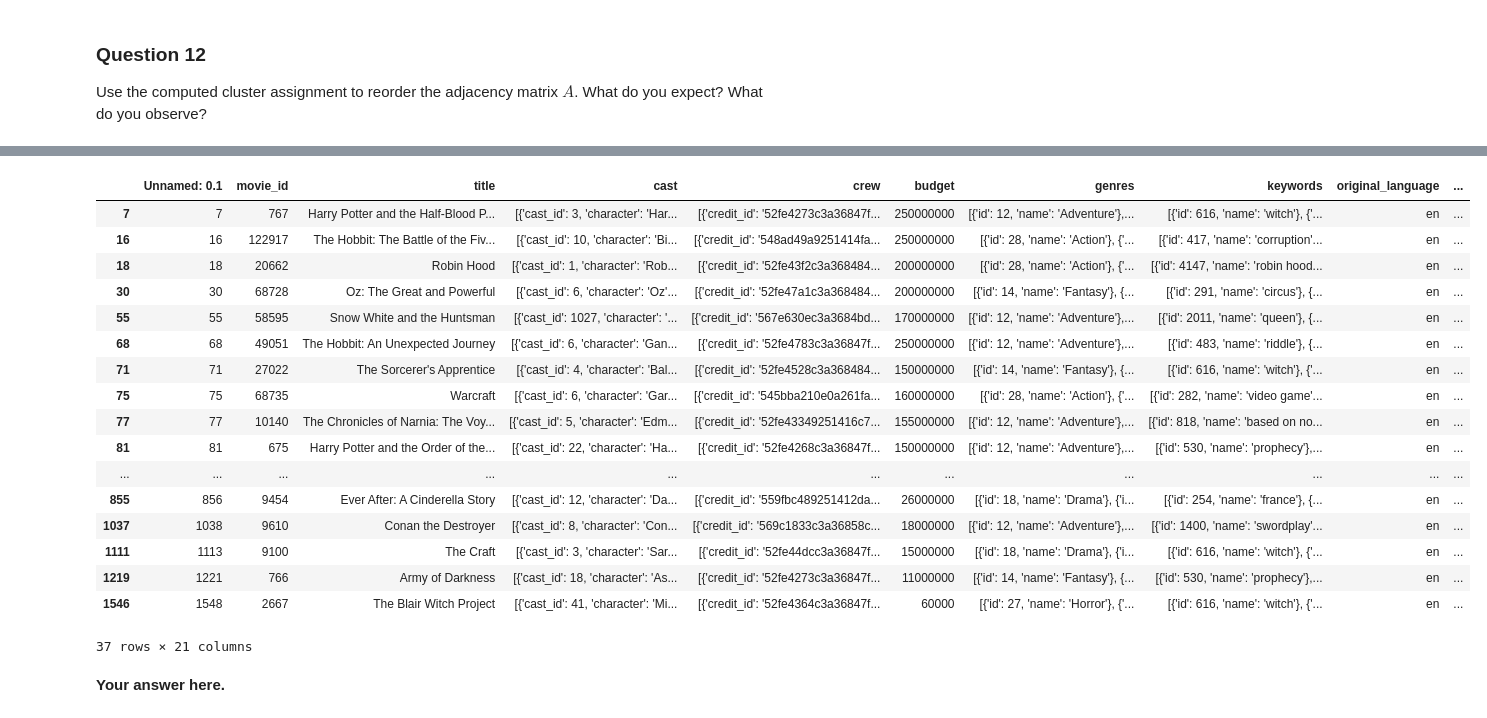
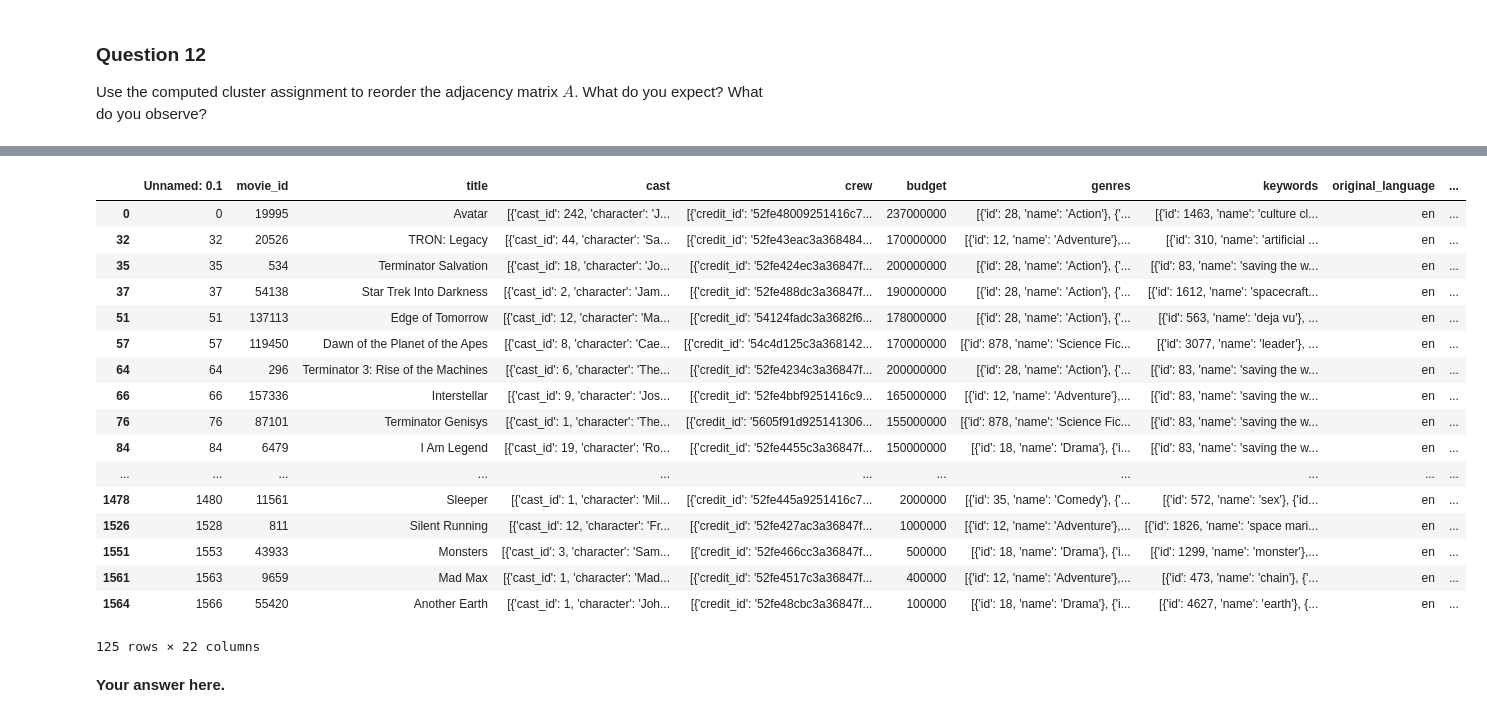
Before and after one commit to vndk36/Project_ntds2018, a Jupyter notebook: Milestone_3/3_spectral_graph_theory_coffee.ipynb, the cells around one changed output, grey strips where cells are left out. Drawn from its saved outputs; the diff is of its cells as text; code cells hidden in the pictures.

```diff
--- a/Milestone_3/3_spectral_graph_theory_coffee.ipynb
+++ b/Milestone_3/3_spectral_graph_theory_coffee.ipynb
@@ -268,7 +268,7 @@ Is there an upper bound on the eigenvalues, i.e., what is the largest possible e
 That is, it associates a vector $z_i \in \mathbb{R}^d$ to every node $v_i \in \mathcal{V}$.
 The graph $\mathcal{G}$ is thus embedded as $Z \in \mathbb{R}^{N \times d}$.
 # %%
-idx=np.where(np.abs(vects_un[:,3]) <1e-5 , 0, 1)
+idx=np.where(np.abs(vects_un[:,3]) <1e-8 , 0, 1)
 # create an array containing the index of the nodes which are not in the giant component
 idx_non_giant=np.argwhere(1-idx > 0)
 print(len(np.argwhere(idx > 0)))
@@ -279,7 +279,8 @@ adjacency_red = np.delete(adjacency,idx_non_giant,0)
 adjacency_red = np.delete(adjacency_red,idx_non_giant,1)
 feat=fits_red
 feat=fits_red.loc[np.argwhere(idx > 0).flatten()]
-len(adjacency_red)
+print(len(feat))
+print(len(adjacency_red))
 # %% [output]
 1570
 0
@@ -483,6 +514,6 @@ n_eig 19 [117, 11, 776, 30, 2, 5, 13, 608, 3, 5]
 # %%
-k=10
-n_eigV=12
+k=7
+n_eigV=10
 # 10 12
 
 H=eigenV[:,1:n_eigV]
@@ -563,24 +597,24 @@ feat.sort_values('cluster')
 # %%
-feat[feat.cluster == 9]
+feat[feat.cluster == 3]
 # %% [output]
 |  | Unnamed: 0.1 | movie_id | title | cast | crew | budget | genres | keywords | original_language | ... |
-| 7 | 7 | 767 | Harry Potter and the Half-Blood P... | [{'cast_id': 3, 'character': 'Har... | [{'credit_id': '52fe4273c3a36847f... | 250000000 | [{'id': 12, 'name': 'Adventure'},... | [{'id': 616, 'name': 'witch'}, {'... | en | ... |
-| 16 | 16 | 122917 | The Hobbit: The Battle of the Fiv... | [{'cast_id': 10, 'character': 'Bi... | [{'credit_id': '548ad49a9251414fa... | 250000000 | [{'id': 28, 'name': 'Action'}, {'... | [{'id': 417, 'name': 'corruption'... | en | ... |
-| 18 | 18 | 20662 | Robin Hood | [{'cast_id': 1, 'character': 'Rob... | [{'credit_id': '52fe43f2c3a368484... | 200000000 | [{'id': 28, 'name': 'Action'}, {'... | [{'id': 4147, 'name': 'robin hood... | en | ... |
-| 30 | 30 | 68728 | Oz: The Great and Powerful | [{'cast_id': 6, 'character': 'Oz'... | [{'credit_id': '52fe47a1c3a368484... | 200000000 | [{'id': 14, 'name': 'Fantasy'}, {... | [{'id': 291, 'name': 'circus'}, {... | en | ... |
-| 55 | 55 | 58595 | Snow White and the Huntsman | [{'cast_id': 1027, 'character': '... | [{'credit_id': '567e630ec3a3684bd... | 170000000 | [{'id': 12, 'name': 'Adventure'},... | [{'id': 2011, 'name': 'queen'}, {... | en | ... |
-| 68 | 68 | 49051 | The Hobbit: An Unexpected Journey | [{'cast_id': 6, 'character': 'Gan... | [{'credit_id': '52fe4783c3a36847f... | 250000000 | [{'id': 12, 'name': 'Adventure'},... | [{'id': 483, 'name': 'riddle'}, {... | en | ... |
-| 71 | 71 | 27022 | The Sorcerer's Apprentice | [{'cast_id': 4, 'character': 'Bal... | [{'credit_id': '52fe4528c3a368484... | 150000000 | [{'id': 14, 'name': 'Fantasy'}, {... | [{'id': 616, 'name': 'witch'}, {'... | en | ... |
-| 75 | 75 | 68735 | Warcraft | [{'cast_id': 6, 'character': 'Gar... | [{'credit_id': '545bba210e0a261fa... | 160000000 | [{'id': 28, 'name': 'Action'}, {'... | [{'id': 282, 'name': 'video game'... | en | ... |
-| 77 | 77 | 10140 | The Chronicles of Narnia: The Voy... | [{'cast_id': 5, 'character': 'Edm... | [{'credit_id': '52fe43349251416c7... | 155000000 | [{'id': 12, 'name': 'Adventure'},... | [{'id': 818, 'name': 'based on no... | en | ... |
-| 81 | 81 | 675 | Harry Potter and the Order of the... | [{'cast_id': 22, 'character': 'Ha... | [{'credit_id': '52fe4268c3a36847f... | 150000000 | [{'id': 12, 'name': 'Adventure'},... | [{'id': 530, 'name': 'prophecy'},... | en | ... |
+| 0 | 0 | 19995 | Avatar | [{'cast_id': 242, 'character': 'J... | [{'credit_id': '52fe48009251416c7... | 237000000 | [{'id': 28, 'name': 'Action'}, {'... | [{'id': 1463, 'name': 'culture cl... | en | ... |
+| 32 | 32 | 20526 | TRON: Legacy | [{'cast_id': 44, 'character': 'Sa... | [{'credit_id': '52fe43eac3a368484... | 170000000 | [{'id': 12, 'name': 'Adventure'},... | [{'id': 310, 'name': 'artificial ... | en | ... |
+| 35 | 35 | 534 | Terminator Salvation | [{'cast_id': 18, 'character': 'Jo... | [{'credit_id': '52fe424ec3a36847f... | 200000000 | [{'id': 28, 'name': 'Action'}, {'... | [{'id': 83, 'name': 'saving the w... | en | ... |
+| 37 | 37 | 54138 | Star Trek Into Darkness | [{'cast_id': 2, 'character': 'Jam... | [{'credit_id': '52fe488dc3a36847f... | 190000000 | [{'id': 28, 'name': 'Action'}, {'... | [{'id': 1612, 'name': 'spacecraft... | en | ... |
+| 51 | 51 | 137113 | Edge of Tomorrow | [{'cast_id': 12, 'character': 'Ma... | [{'credit_id': '54124fadc3a3682f6... | 178000000 | [{'id': 28, 'name': 'Action'}, {'... | [{'id': 563, 'name': 'deja vu'}, ... | en | ... |
+| 57 | 57 | 119450 | Dawn of the Planet of the Apes | [{'cast_id': 8, 'character': 'Cae... | [{'credit_id': '54c4d125c3a368142... | 170000000 | [{'id': 878, 'name': 'Science Fic... | [{'id': 3077, 'name': 'leader'}, ... | en | ... |
+| 64 | 64 | 296 | Terminator 3: Rise of the Machines | [{'cast_id': 6, 'character': 'The... | [{'credit_id': '52fe4234c3a36847f... | 200000000 | [{'id': 28, 'name': 'Action'}, {'... | [{'id': 83, 'name': 'saving the w... | en | ... |
+| 66 | 66 | 157336 | Interstellar | [{'cast_id': 9, 'character': 'Jos... | [{'credit_id': '52fe4bbf9251416c9... | 165000000 | [{'id': 12, 'name': 'Adventure'},... | [{'id': 83, 'name': 'saving the w... | en | ... |
+| 76 | 76 | 87101 | Terminator Genisys | [{'cast_id': 1, 'character': 'The... | [{'credit_id': '5605f91d925141306... | 155000000 | [{'id': 878, 'name': 'Science Fic... | [{'id': 83, 'name': 'saving the w... | en | ... |
+| 84 | 84 | 6479 | I Am Legend | [{'cast_id': 19, 'character': 'Ro... | [{'credit_id': '52fe4455c3a36847f... | 150000000 | [{'id': 18, 'name': 'Drama'}, {'i... | [{'id': 83, 'name': 'saving the w... | en | ... |
 | ... | ... | ... | ... | ... | ... | ... | ... | ... | ... | ... |
-| 855 | 856 | 9454 | Ever After: A Cinderella Story | [{'cast_id': 12, 'character': 'Da... | [{'credit_id': '559fbc489251412da... | 26000000 | [{'id': 18, 'name': 'Drama'}, {'i... | [{'id': 254, 'name': 'france'}, {... | en | ... |
-| 1037 | 1038 | 9610 | Conan the Destroyer | [{'cast_id': 8, 'character': 'Con... | [{'credit_id': '569c1833c3a36858c... | 18000000 | [{'id': 12, 'name': 'Adventure'},... | [{'id': 1400, 'name': 'swordplay'... | en | ... |
-| 1111 | 1113 | 9100 | The Craft | [{'cast_id': 3, 'character': 'Sar... | [{'credit_id': '52fe44dcc3a36847f... | 15000000 | [{'id': 18, 'name': 'Drama'}, {'i... | [{'id': 616, 'name': 'witch'}, {'... | en | ... |
-| 1219 | 1221 | 766 | Army of Darkness | [{'cast_id': 18, 'character': 'As... | [{'credit_id': '52fe4273c3a36847f... | 11000000 | [{'id': 14, 'name': 'Fantasy'}, {... | [{'id': 530, 'name': 'prophecy'},... | en | ... |
-| 1546 | 1548 | 2667 | The Blair Witch Project | [{'cast_id': 41, 'character': 'Mi... | [{'credit_id': '52fe4364c3a36847f... | 60000 | [{'id': 27, 'name': 'Horror'}, {'... | [{'id': 616, 'name': 'witch'}, {'... | en | ... |
+| 1478 | 1480 | 11561 | Sleeper | [{'cast_id': 1, 'character': 'Mil... | [{'credit_id': '52fe445a9251416c7... | 2000000 | [{'id': 35, 'name': 'Comedy'}, {'... | [{'id': 572, 'name': 'sex'}, {'id... | en | ... |
+| 1526 | 1528 | 811 | Silent Running | [{'cast_id': 12, 'character': 'Fr... | [{'credit_id': '52fe427ac3a36847f... | 1000000 | [{'id': 12, 'name': 'Adventure'},... | [{'id': 1826, 'name': 'space mari... | en | ... |
+| 1551 | 1553 | 43933 | Monsters | [{'cast_id': 3, 'character': 'Sam... | [{'credit_id': '52fe466cc3a36847f... | 500000 | [{'id': 18, 'name': 'Drama'}, {'i... | [{'id': 1299, 'name': 'monster'},... | en | ... |
+| 1561 | 1563 | 9659 | Mad Max | [{'cast_id': 1, 'character': 'Mad... | [{'credit_id': '52fe4517c3a36847f... | 400000 | [{'id': 12, 'name': 'Adventure'},... | [{'id': 473, 'name': 'chain'}, {'... | en | ... |
+| 1564 | 1566 | 55420 | Another Earth | [{'cast_id': 1, 'character': 'Joh... | [{'credit_id': '52fe48cbc3a36847f... | 100000 | [{'id': 18, 'name': 'Drama'}, {'i... | [{'id': 4627, 'name': 'earth'}, {... | en | ... |
-37 rows × 21 columns
+125 rows × 22 columns
 # %% [markdown]
 **Your answer here.**
 # %% [markdown]
```
Also changed, not shown: parts of 16 cells of this notebook, 4 other files.
